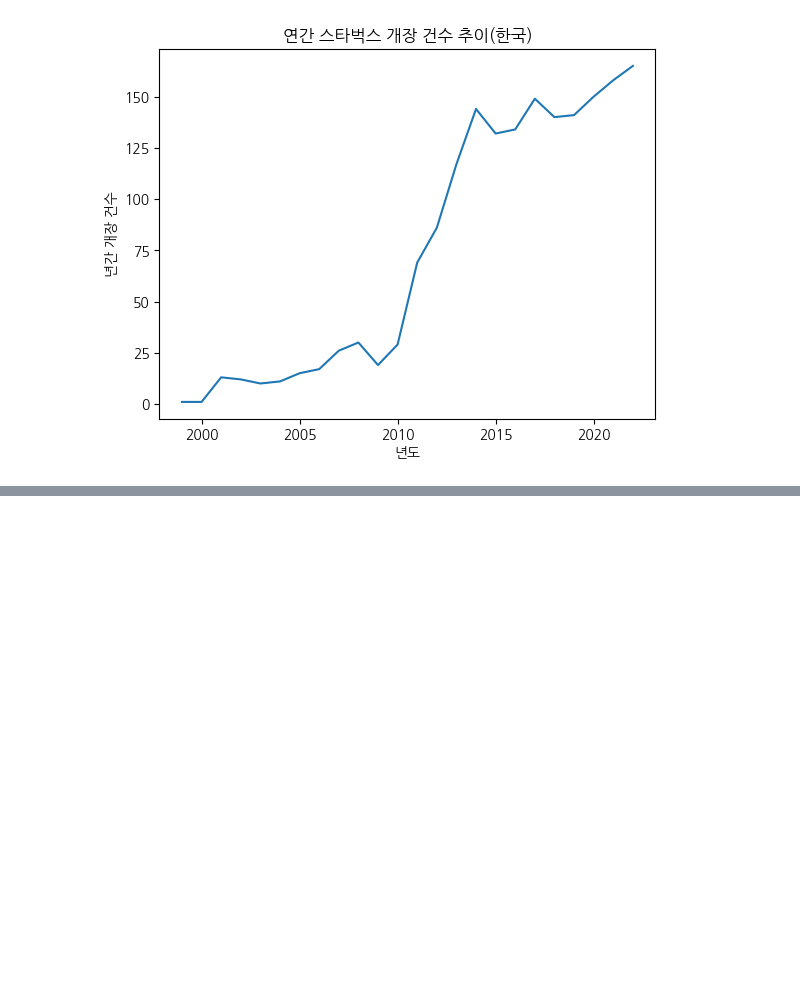
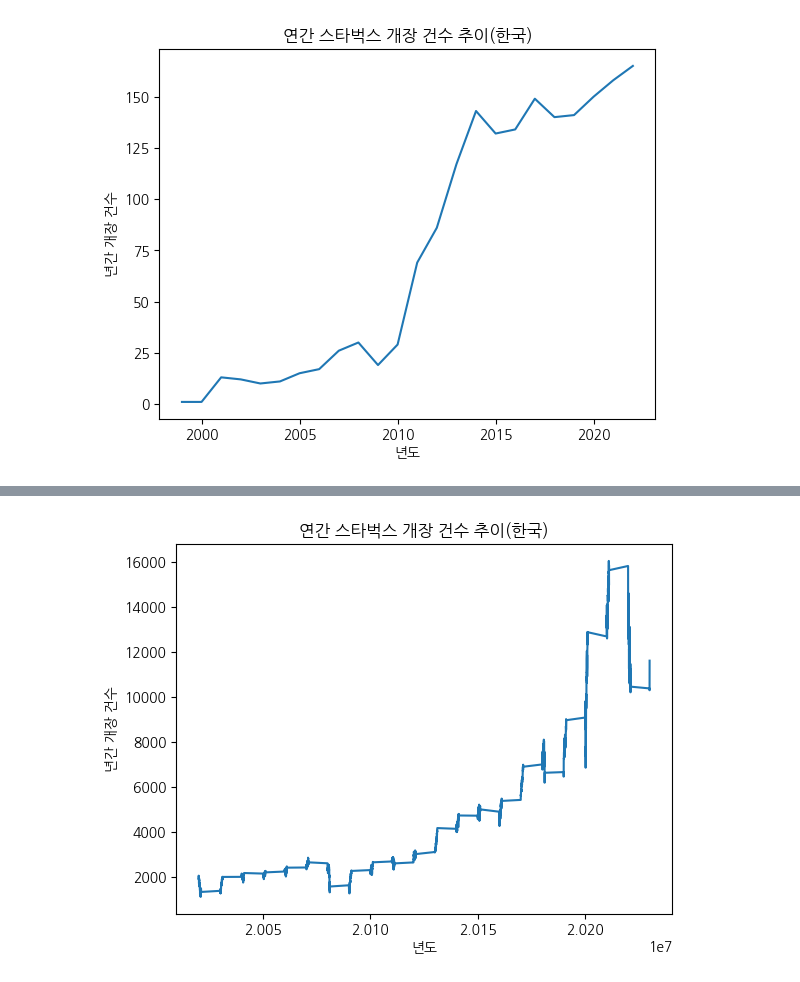
Before and after one commit to stonesteel0606/seaborn_tutorial, a Jupyter notebook: API_STARBUCKS.ipynb, the cells around one changed output, grey strips where cells are left out. Saved outputs shown, nothing was run; the diff lists cells and outputs as text; code cells hidden in the pictures; blank space fills up the shorter version.

Commit message:
'feat/add_data_graph'

```diff
--- a/API_STARBUCKS.ipynb
+++ b/API_STARBUCKS.ipynb
@@ -3,11 +3,11 @@
 # %%
 import pandas as pd
 import requests
-from bs4 import BeautifulSoup as bs
-import time
-import matplotlib.pyplot as plt
-import numpy as np
-plt.rc('font', family='NanumGothic')
+# from bs4 import BeautifulSoup as bs
+# import time
+# import matplotlib.pyplot as plt
+# import numpy as np
+# plt.rc('font', family='NanumGothic')
 # %%
 def get_seoul():
 
@@ -212,3 +217,6 @@ plt.plot(y_value)
 plt.show()
 # %% [output]
 [figure]
+# %%
+df_nasdaq = pd.read_csv('nasdaq-19990000.csv')
+df_nasdaq
@@ -214,0 +237,3 @@ plt.show()
+# %%
+df_nasdaq = df_nasdaq.set_index('일자')
+df_nasdaq
@@ -214,0 +255,9 @@ plt.show()
+# %%
+plt.xlabel('년도')
+plt.ylabel('년간 개장 건수')
+plt.title('연간 스타벅스 개장 건수 추이(한국)')
+
+plt.plot(df_nasdaq['종가'])
+plt.show()
+# %% [output]
+[figure, added]
```
Also changed, not shown: parts of 6 cells of this notebook, 1 other file.
